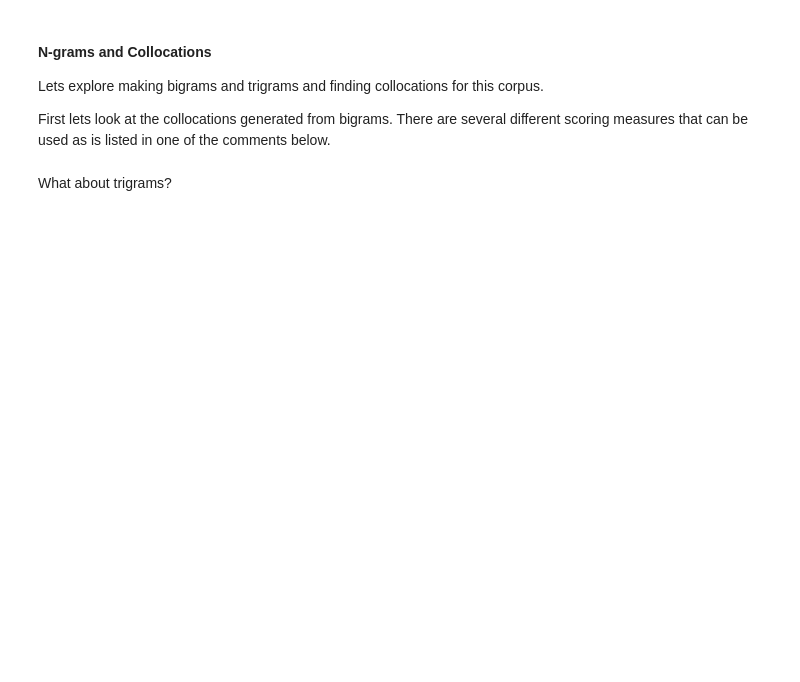
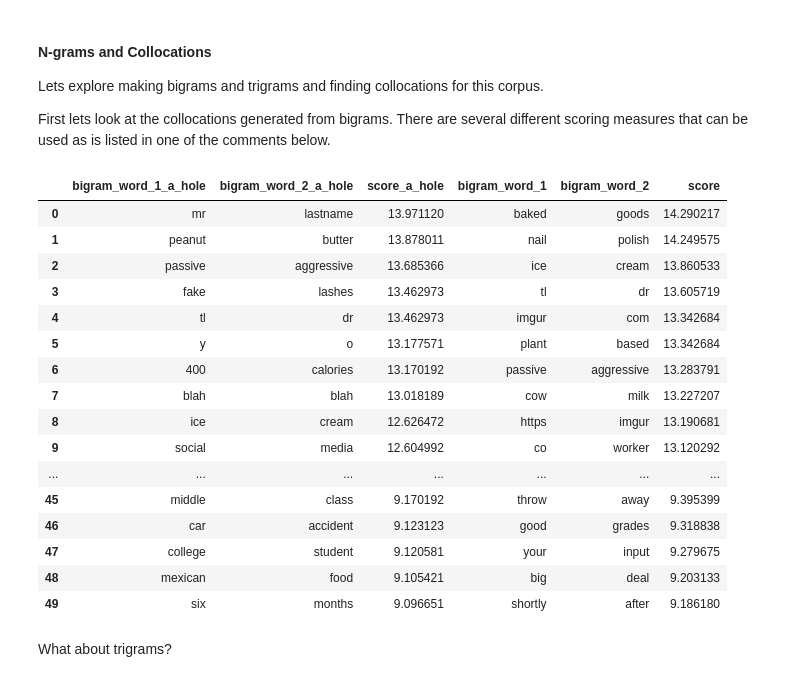
Before and after one commit to davidfsobek/AmItheAssholeAnalysis, a Jupyter notebook: AmItheAssholeAnalysis.ipynb, the cells around one changed output. Drawn from its saved outputs; the diff is of its cells as text; code cells hidden in the pictures; blank space fills up the shorter version.

```diff
--- a/AmItheAssholeAnalysis.ipynb
+++ b/AmItheAssholeAnalysis.ipynb
@@ -209,28 +280,46 @@ First lets look at the collocations generated from bigrams. There are several di
 # %%
 import nltk
 from nltk.collocations import *
 
 # Feel free to change these values.
-n_collocs = 20
+n_collocs = 50
 n_freq_filter = 5
 
 bigram_measures = nltk.collocations.BigramAssocMeasures()
-# Options: pmi, raw_freq, likelihood_ratio, chi_sq, dice, phi_sq, etc.
+# Options: pmi, likelihood_ratio, chi_sq, dice, phi_sq, etc.
 scoring_measure = bigram_measures.pmi
 
 flatten = lambda l: (l[0][0], l[0][1], l[1])
 
 finder = BigramCollocationFinder.from_words(get_archive_texts(['TYA', 'ESH'], no_punctuation=True))
 finder.apply_freq_filter(n_freq_filter)
-a_hole_colloc = pd.DataFrame(list(map(flatten, finder.score_ngrams(scoring_measure)[:n_collocs])),
+a_hole_colloc = pd.DataFrame(list(map(flatten, finder.score_ngrams(scoring_measure))),
                              columns=['bigram_word_1', 'bigram_word_2', 'score'])
 
 finder = BigramCollocationFinder.from_words(get_archive_texts(['NTA', 'NAH'], no_punctuation=True))
 finder.apply_freq_filter(n_freq_filter)
-colloc = pd.DataFrame(list(map(flatten, finder.score_ngrams(scoring_measure)[:n_collocs])),
+colloc = pd.DataFrame(list(map(flatten, finder.score_ngrams(scoring_measure))),
                       columns=['bigram_word_1', 'bigram_word_2', 'score'])
 
-a_hole_colloc.join(colloc, lsuffix="_a_hole")
+a_hole_colloc.join(colloc, lsuffix="_a_hole").head(n_collocs)
+# %% [output]
+|  | bigram_word_1_a_hole | bigram_word_2_a_hole | score_a_hole | bigram_word_1 | bigram_word_2 | score |
+| 0 | mr | lastname | 13.971120 | baked | goods | 14.290217 |
+| 1 | peanut | butter | 13.878011 | nail | polish | 14.249575 |
+| 2 | passive | aggressive | 13.685366 | ice | cream | 13.860533 |
+| 3 | fake | lashes | 13.462973 | tl | dr | 13.605719 |
+| 4 | tl | dr | 13.462973 | imgur | com | 13.342684 |
+| 5 | y | o | 13.177571 | plant | based | 13.342684 |
+| 6 | 400 | calories | 13.170192 | passive | aggressive | 13.283791 |
+| 7 | blah | blah | 13.018189 | cow | milk | 13.227207 |
+| 8 | ice | cream | 12.626472 | https | imgur | 13.190681 |
+| 9 | social | media | 12.604992 | co | worker | 13.120292 |
+| ... | ... | ... | ... | ... | ... | ... |
+| 45 | middle | class | 9.170192 | throw | away | 9.395399 |
+| 46 | car | accident | 9.123123 | good | grades | 9.318838 |
+| 47 | college | student | 9.120581 | your | input | 9.279675 |
+| 48 | mexican | food | 9.105421 | big | deal | 9.203133 |
+| 49 | six | months | 9.096651 | shortly | after | 9.186180 |
 # %% [markdown]
 What about trigrams?
 # %%
```
Also changed, not shown: parts of 10 cells of this notebook.
